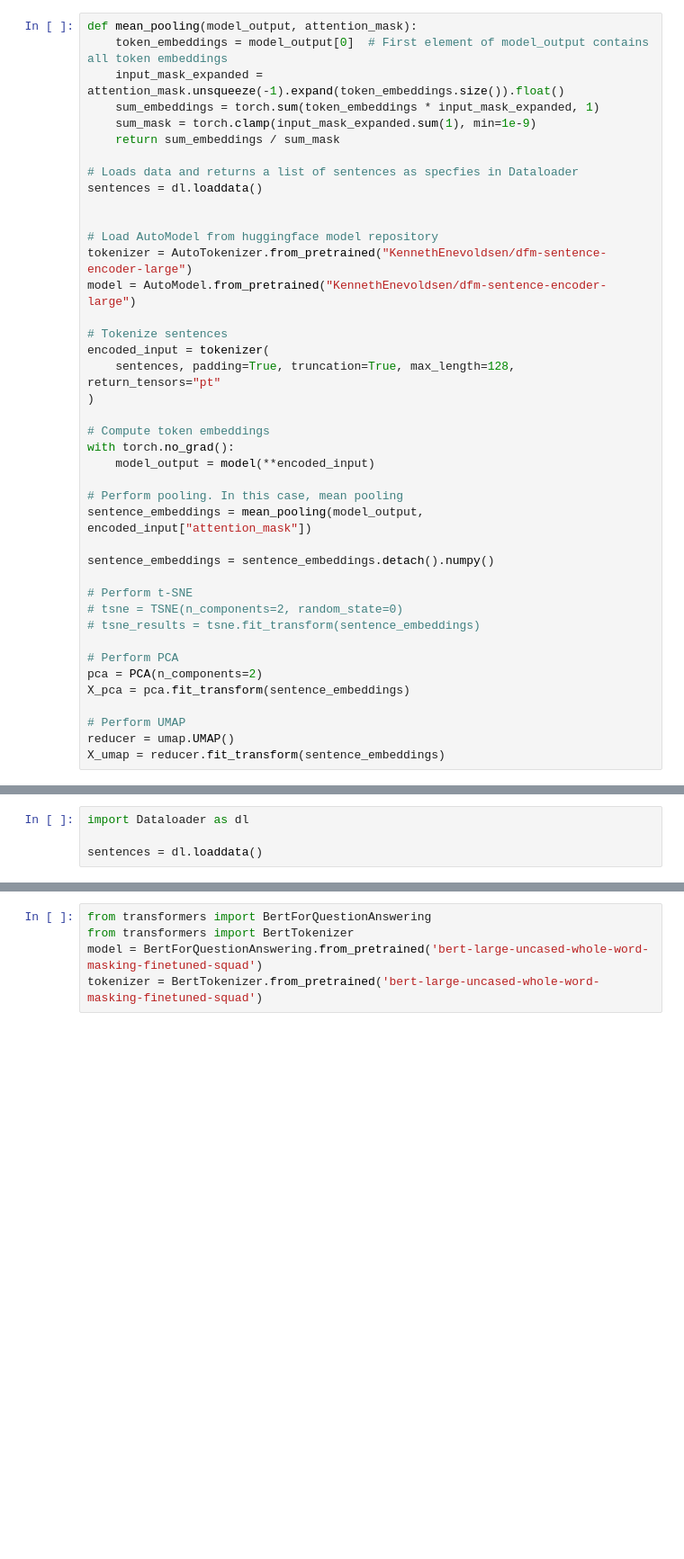
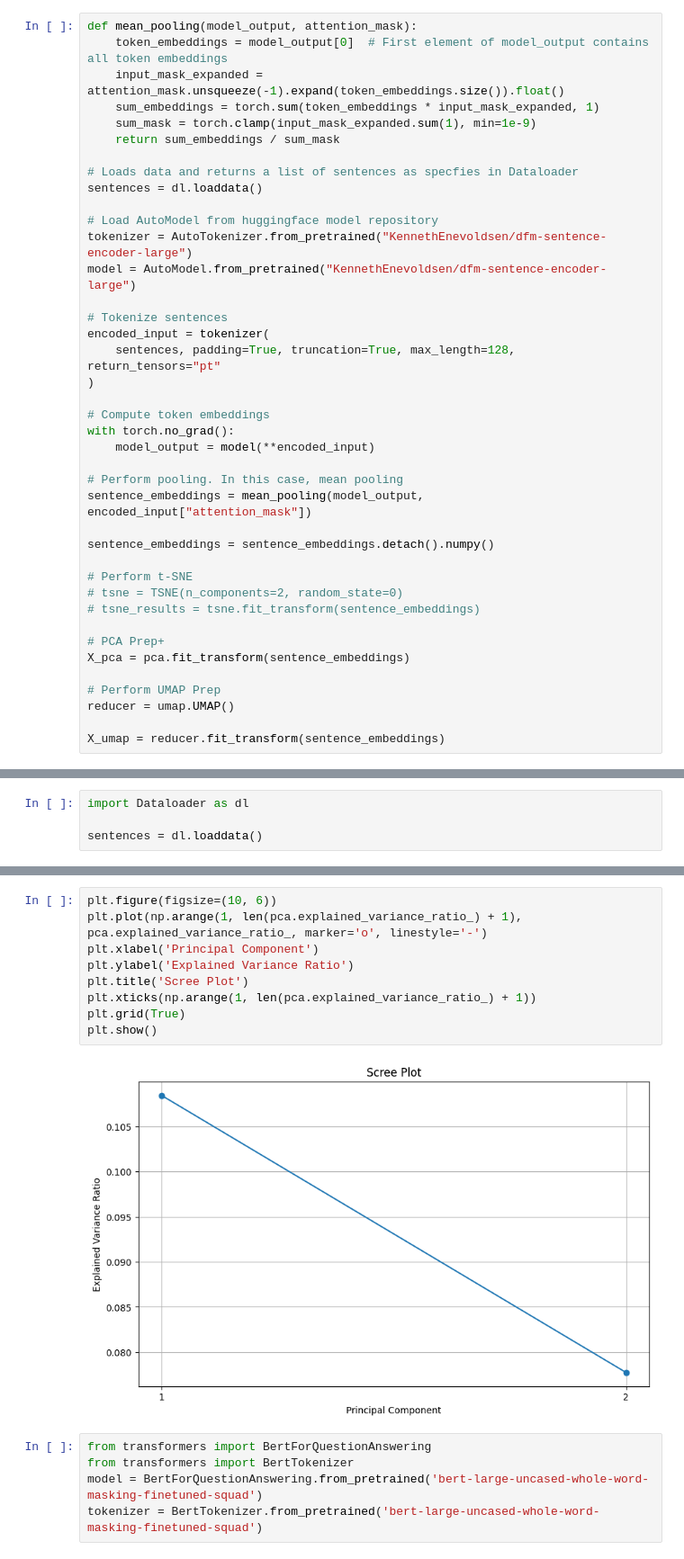
Before and after one commit to Rachristi/Ai-Bachelor, a Jupyter notebook: Kennethenevoldsen/test.ipynb, the cells around one changed output, grey strips where cells are left out. Shown: that part at 90% size. Drawn from its saved outputs; the diff is of its cells as text; blank space fills up the shorter version.

```diff
--- a/Kennethenevoldsen/test.ipynb
+++ b/Kennethenevoldsen/test.ipynb
@@ -19,7 +19,6 @@ def mean_pooling(model_output, attention_mask):
 
 # Loads data and returns a list of sentences as specfies in Dataloader
 sentences = dl.loaddata()
-
 
 # Load AutoModel from huggingface model repository
 tokenizer = AutoTokenizer.from_pretrained("KennethEnevoldsen/dfm-sentence-encoder-large")
@@ -43,12 +42,12 @@ sentence_embeddings = sentence_embeddings.detach().numpy()
 # tsne = TSNE(n_components=2, random_state=0)
 # tsne_results = tsne.fit_transform(sentence_embeddings)
 
-# Perform PCA
-pca = PCA(n_components=2)
+# PCA Prep+
 X_pca = pca.fit_transform(sentence_embeddings)
 
-# Perform UMAP
+# Perform UMAP Prep
 reducer = umap.UMAP()
+
 X_umap = reducer.fit_transform(sentence_embeddings)
 # %% [output]
 Some weights of the model checkpoint at KennethEnevoldsen/dfm-sentence-encoder-large were not used when initializing BertModel: ['lm_head.bias', 'lm_head.decoder.bias', 'lm_head.decoder.weight', 'lm_h ...
@@ -88,3 +88,14 @@ NameError: name 'tsne_results' is not defined
+# %%
+plt.figure(figsize=(10, 6))
+plt.plot(np.arange(1, len(pca.explained_variance_ratio_) + 1), pca.explained_variance_ratio_, marker='o', linestyle='-')
+plt.xlabel('Principal Component')
+plt.ylabel('Explained Variance Ratio')
+plt.title('Scree Plot')
+plt.xticks(np.arange(1, len(pca.explained_variance_ratio_) + 1))
+plt.grid(True)
+plt.show()
+# %% [output]
+[figure, added]
 # %%
 from transformers import BertForQuestionAnswering
 from transformers import BertTokenizer
```
Also changed, not shown: parts of 3 cells of this notebook, 1 other file.
